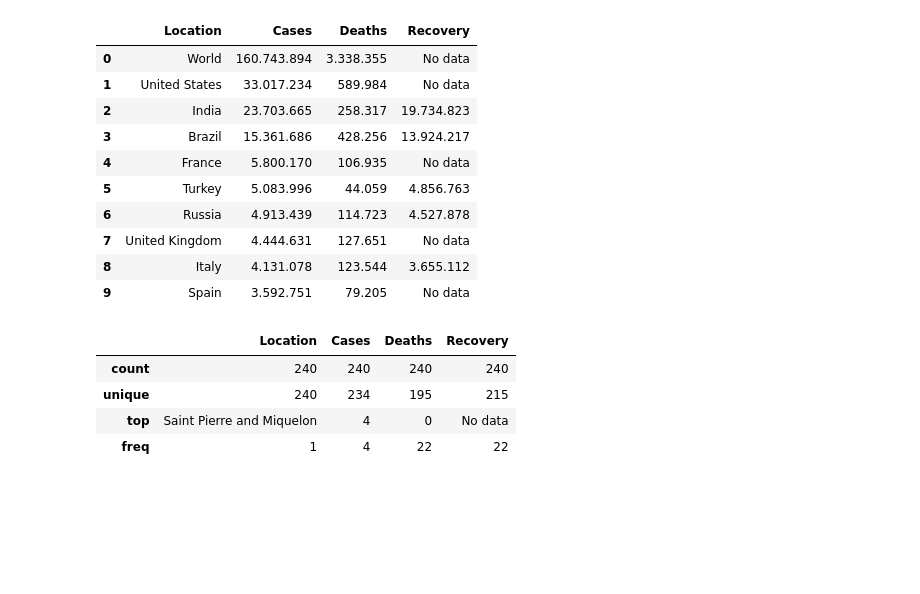
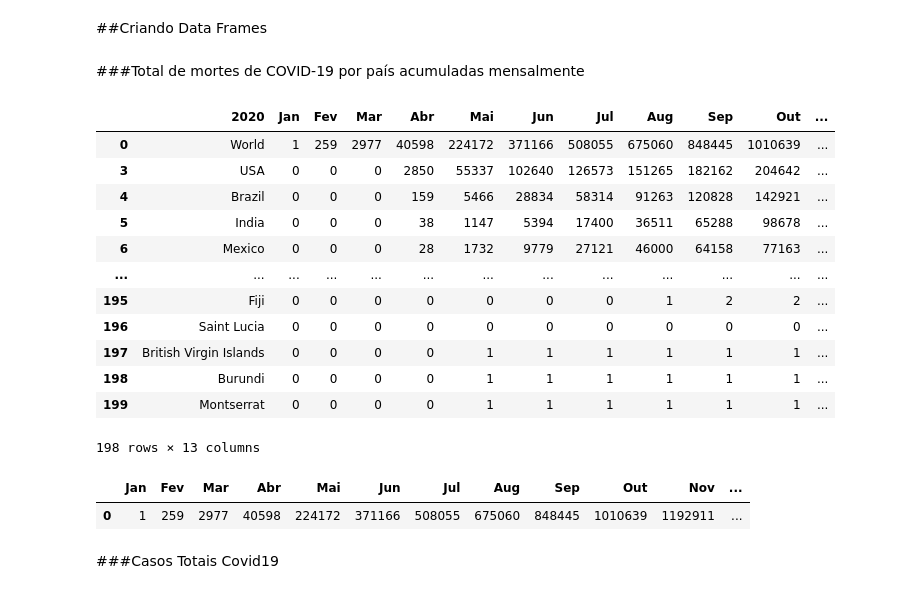
Before and after one commit to guidsantos/analyzeCovidTotalCases, a Jupyter notebook: index.ipynb, the cells around one changed output. Saved outputs shown, nothing was run; the diff lists cells and outputs as text; code cells hidden in the pictures; blank space fills up the shorter version.

```diff
--- a/index.ipynb
+++ b/index.ipynb
@@ -17 +22,7 @@ soup = bs.BeautifulSoup(pagHtml, 'html5lib')
+# %%
+#Mortes Acumulativas
+div = soup.find('div', id="Monthly_cumulative_covid-19_death_totals_by_country")
+table = div.find('table', id="thetable")
+body = table.find('tbody')
+data_cumulative_deaths = body.find_all('tr')
 # %%
@@ -25,3 +54,55 @@ trs[2].get_text()
+# %% [markdown]
+##Criando Data Frames
+# %% [markdown]
+###Total de mortes de COVID-19 por país acumuladas mensalmente
+# %%
+Lista = []
+n = 0
+while True:
+  n += 1
+  tds = data_cumulative_deaths[n].findAll('td')
+  for i in range(len(tds)):
+    tds_text = tds[i].getText()
+    tds_text = tds_text.rstrip('\n')
+    Lista.append(tds_text)
+    Lista = [x for x in Lista if pd.isnull(x) == False]
+  if n == (len(data_cumulative_deaths)-1):
+    break
+# %%
+df_c19 = pd.DataFrame(np.array(Lista))
+df_c19 = pd.DataFrame(np.array(Lista).reshape(200,13))
+df_c19 = df_c19.rename(columns = {0: '2020', 1: 'Jan', 2: 'Fev', 3: 'Mar', 4:'Abr', 5:'Mai', 6:'Jun', 7:'Jul', 8:'Aug', 9:'Sep', 10:'Out', 11:'Nov', 12:'Dez'})
+# %%
+months = ['Jan','Fev','Mar','Abr','Mai','Jun', 'Jul', 'Aug', 'Sep', 'Out', 'Nov', 'Dez']
+for month in months:
+  df_c19[month] = df_c19[month].str.replace(',', '')
+  df_c19[month] = df_c19[month].astype(int)
+# %%
+df_c19_cumulative = df_c19.drop(index=1)
+df_c19_cumulative = df_c19_cumulative.drop(index=2)
+display(df_c19_cumulative)
+# %% [output]
+|  | 2020 | Jan | Fev | Mar | Abr | Mai | Jun | Jul | Aug | Sep | Out | ... |
+| 0 | World | 1 | 259 | 2977 | 40598 | 224172 | 371166 | 508055 | 675060 | 848445 | 1010639 | ... |
+| 3 | USA | 0 | 0 | 0 | 2850 | 55337 | 102640 | 126573 | 151265 | 182162 | 204642 | ... |
+| 4 | Brazil | 0 | 0 | 0 | 159 | 5466 | 28834 | 58314 | 91263 | 120828 | 142921 | ... |
+| 5 | India | 0 | 0 | 0 | 38 | 1147 | 5394 | 17400 | 36511 | 65288 | 98678 | ... |
+| 6 | Mexico | 0 | 0 | 0 | 28 | 1732 | 9779 | 27121 | 46000 | 64158 | 77163 | ... |
+| ... | ... | ... | ... | ... | ... | ... | ... | ... | ... | ... | ... | ... |
+| 195 | Fiji | 0 | 0 | 0 | 0 | 0 | 0 | 0 | 1 | 2 | 2 | ... |
+| 196 | Saint Lucia | 0 | 0 | 0 | 0 | 0 | 0 | 0 | 0 | 0 | 0 | ... |
+| 197 | British Virgin Islands | 0 | 0 | 0 | 0 | 1 | 1 | 1 | 1 | 1 | 1 | ... |
+| 198 | Burundi | 0 | 0 | 0 | 0 | 1 | 1 | 1 | 1 | 1 | 1 | ... |
+| 199 | Montserrat | 0 | 0 | 0 | 0 | 1 | 1 | 1 | 1 | 1 | 1 | ... |
+198 rows × 13 columns
+# %%
+coronaMundo = df_c19_cumulative[0:1]
+coronaMundo.drop(axis=0, columns='2020')
+# %% [output]
+|  | Jan | Fev | Mar | Abr | Mai | Jun | Jul | Aug | Sep | Out | Nov | ... |
+| 0 | 1 | 259 | 2977 | 40598 | 224172 | 371166 | 508055 | 675060 | 848445 | 1010639 | 1192911 | ... |
+# %% [markdown]
+###Casos Totais Covid19
 # %%
 trsValues = []
 for tr in trs:
@@ -49,23 +130 @@ casesDF = pd.DataFrame(np.column_stack([location, cases, deaths,recov ]),
                                columns=['Location', 'Cases', 'Deaths', 'Recovery'])
-# %%
-casesDF.head(10)
-# %% [output]
-|  | Location | Cases | Deaths | Recovery |
-| 0 | World | 160.743.894 | 3.338.355 | No data |
-| 1 | United States | 33.017.234 | 589.984 | No data |
-| 2 | India | 23.703.665 | 258.317 | 19.734.823 |
-| 3 | Brazil | 15.361.686 | 428.256 | 13.924.217 |
-| 4 | France | 5.800.170 | 106.935 | No data |
-| 5 | Turkey | 5.083.996 | 44.059 | 4.856.763 |
-| 6 | Russia | 4.913.439 | 114.723 | 4.527.878 |
-| 7 | United Kingdom | 4.444.631 | 127.651 | No data |
-| 8 | Italy | 4.131.078 | 123.544 | 3.655.112 |
-| 9 | Spain | 3.592.751 | 79.205 | No data |
-# %%
-casesDF.describe()
-# %% [output]
-|  | Location | Cases | Deaths | Recovery |
-| count | 240 | 240 | 240 | 240 |
-| unique | 240 | 234 | 195 | 215 |
-| top | Saint Pierre and Miquelon | 4 | 0 | No data |
-| freq | 1 | 4 | 22 | 22 |
```
Also changed, not shown: parts of 80 cells of this notebook.
